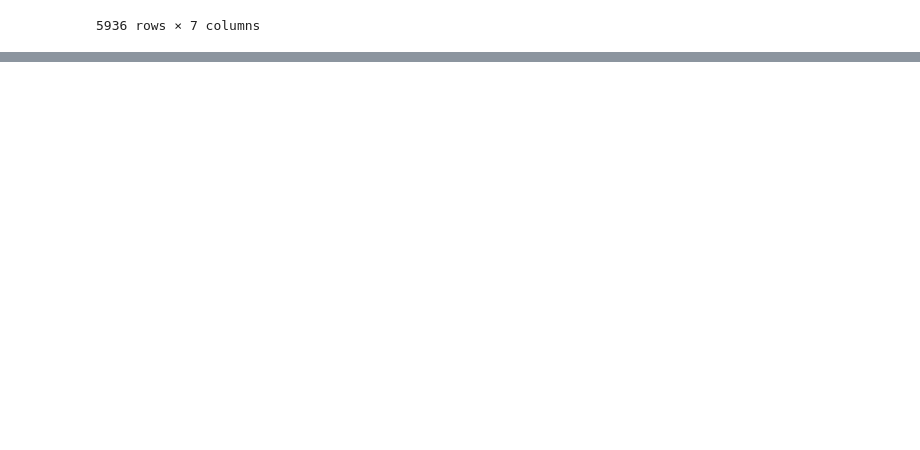
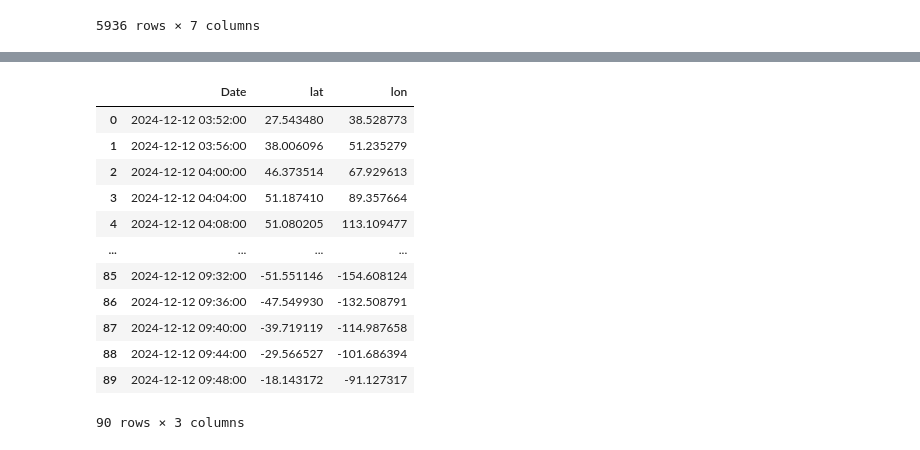
Before and after one commit to khalil-alexander/get_forecast, a Jupyter notebook: Tests.ipynb, the cells around one changed output, grey strips where cells are left out. Saved outputs shown, nothing was run; the diff lists cells and outputs as text; code cells hidden in the pictures; blank space fills up the shorter version.

```diff
--- a/Tests.ipynb
+++ b/Tests.ipynb
@@ -252,0 +256,16 @@ get_orbit(df1)
+# %%
+df2
+# %% [output]
+|  | Date | lat | lon |
+| 0 | 2024-12-12 03:52:00 | 27.543480 | 38.528773 |
+| 1 | 2024-12-12 03:56:00 | 38.006096 | 51.235279 |
+| 2 | 2024-12-12 04:00:00 | 46.373514 | 67.929613 |
+| 3 | 2024-12-12 04:04:00 | 51.187410 | 89.357664 |
+| 4 | 2024-12-12 04:08:00 | 51.080205 | 113.109477 |
+| ... | ... | ... | ... |
+| 85 | 2024-12-12 09:32:00 | -51.551146 | -154.608124 |
+| 86 | 2024-12-12 09:36:00 | -47.549930 | -132.508791 |
+| 87 | 2024-12-12 09:40:00 | -39.719119 | -114.987658 |
+| 88 | 2024-12-12 09:44:00 | -29.566527 | -101.686394 |
+| 89 | 2024-12-12 09:48:00 | -18.143172 | -91.127317 |
+90 rows × 3 columns
```
Also changed, not shown: parts of 10 cells of this notebook.
